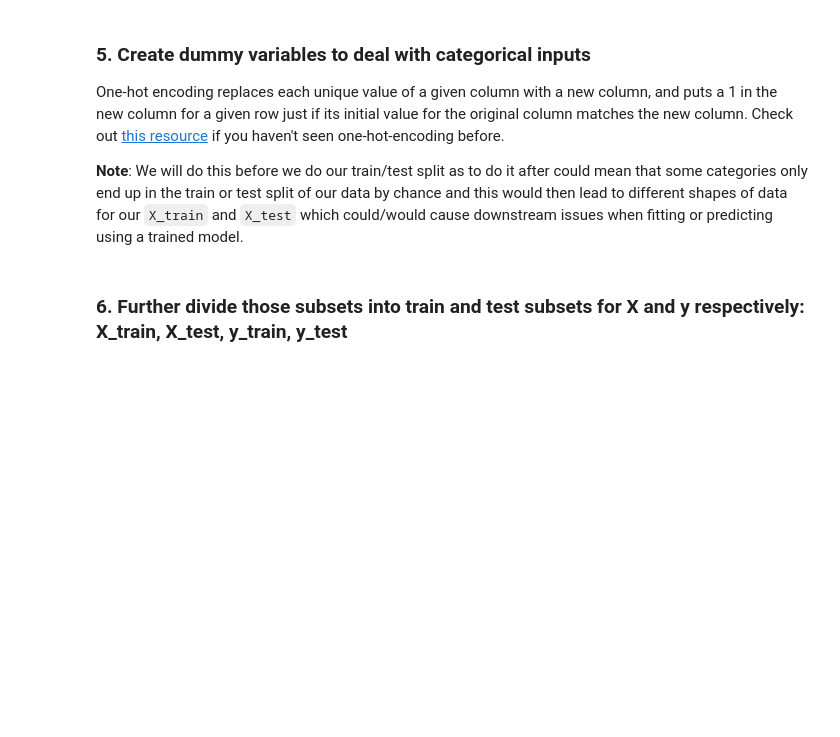
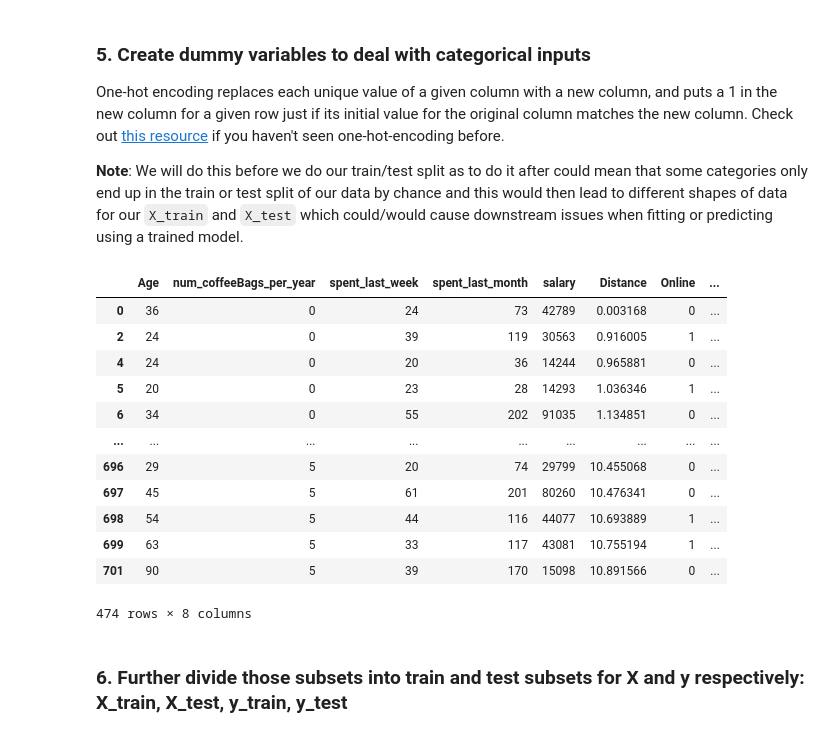
Before and after one commit to jonnross88/Springboard, a Jupyter notebook: u14_supervised_learning/Decision Tree Specialty Coffee Case Study/Springboard Decision Tree Specialty Coffee Case Study - Tier 3.ipynb, the cells around one changed output. Saved outputs shown, nothing was run; the diff lists cells and outputs as text; code cells hidden in the pictures; blank space fills up the shorter version.

```diff
--- a/u14_supervised_learning/Decision Tree Specialty Coffee Case Study/Springboard Decision Tree Specialty Coffee Case Study - Tier 3.ipynb
+++ b/u14_supervised_learning/Decision Tree Specialty Coffee Case Study/Springboard Decision Tree Specialty Coffee Case Study - Tier 3.ipynb
@@ -281,10 +318,10 @@ _ _ _
 # %%
 # Let's do our feature selection.
 # Make a variable called 'features', and a list containing the strings of every column except "Decision"
-_ _ _
+features = NOPrediction.columns.tolist()
+features.remove('decision')
 
 # Make an explanatory variable called X, and assign it: NoPrediction[features]
-_ _ _
-
+X = NOPrediction[features]
 # Make a dependent variable called y, and assign it: NoPrediction.Decision
-_ _ _
+y = NOPrediction.decision
@@ -295,7 +345,21 @@ One-hot encoding replaces each unique value of a given column with a new column,
 **Note**: We will do this before we do our train/test split as to do it after could mean that some categories only end up in the train or test split of our data by chance and this would then lead to different shapes of data for our `X_train` and `X_test` which could/would cause downstream issues when fitting or predicting using a trained model.
 # %%
 # One-hot encode all features in X.
-_ _ _
+X = pd.get_dummies(X, drop_first=True)
+# %% [output]
+|  | Age | num_coffeeBags_per_year | spent_last_week | spent_last_month | salary | Distance | Online | ... |
+| 0 | 36 | 0 | 24 | 73 | 42789 | 0.003168 | 0 | ... |
+| 2 | 24 | 0 | 39 | 119 | 30563 | 0.916005 | 1 | ... |
+| 4 | 24 | 0 | 20 | 36 | 14244 | 0.965881 | 0 | ... |
+| 5 | 20 | 0 | 23 | 28 | 14293 | 1.036346 | 1 | ... |
+| 6 | 34 | 0 | 55 | 202 | 91035 | 1.134851 | 0 | ... |
+| ... | ... | ... | ... | ... | ... | ... | ... | ... |
+| 696 | 29 | 5 | 20 | 74 | 29799 | 10.455068 | 0 | ... |
+| 697 | 45 | 5 | 61 | 201 | 80260 | 10.476341 | 0 | ... |
+| 698 | 54 | 5 | 44 | 116 | 44077 | 10.693889 | 1 | ... |
+| 699 | 63 | 5 | 33 | 117 | 43081 | 10.755194 | 1 | ... |
+| 701 | 90 | 5 | 39 | 170 | 15098 | 10.891566 | 0 | ... |
+474 rows × 8 columns
 # %% [markdown]
 ### 6. Further divide those subsets into train and test subsets for X and y respectively: X_train, X_test, y_train, y_test
 # %%
```
Also changed, not shown: parts of 12 cells of this notebook.
